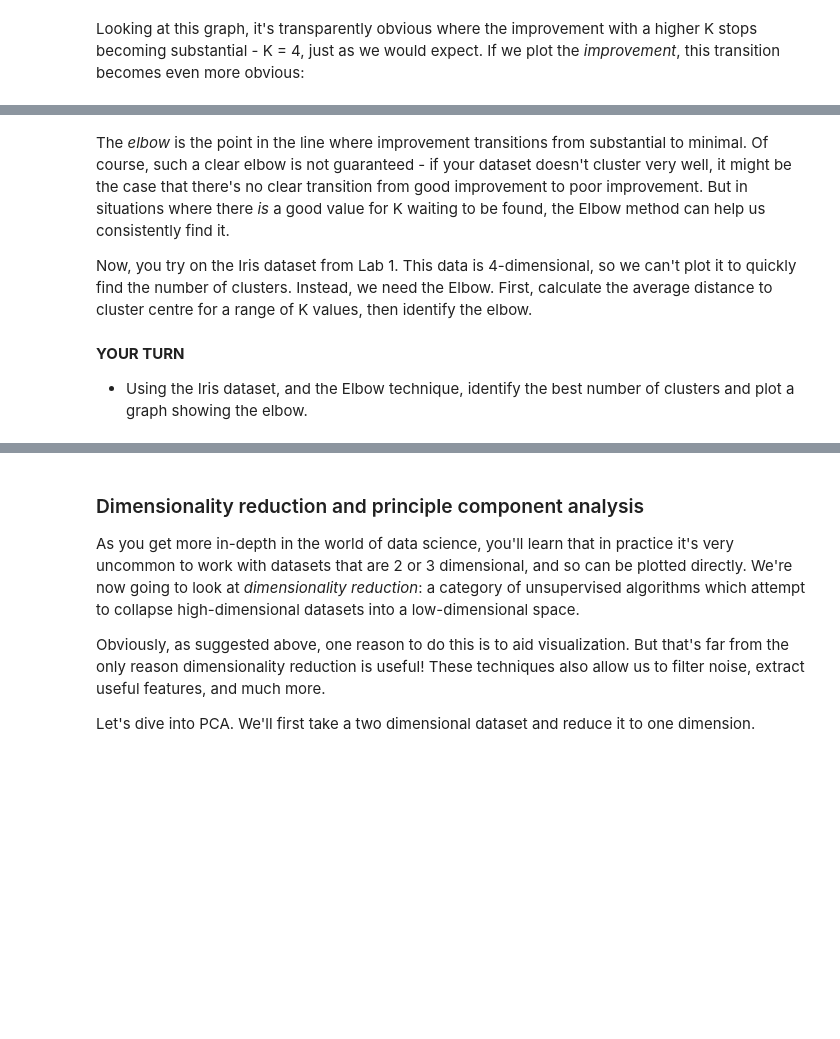
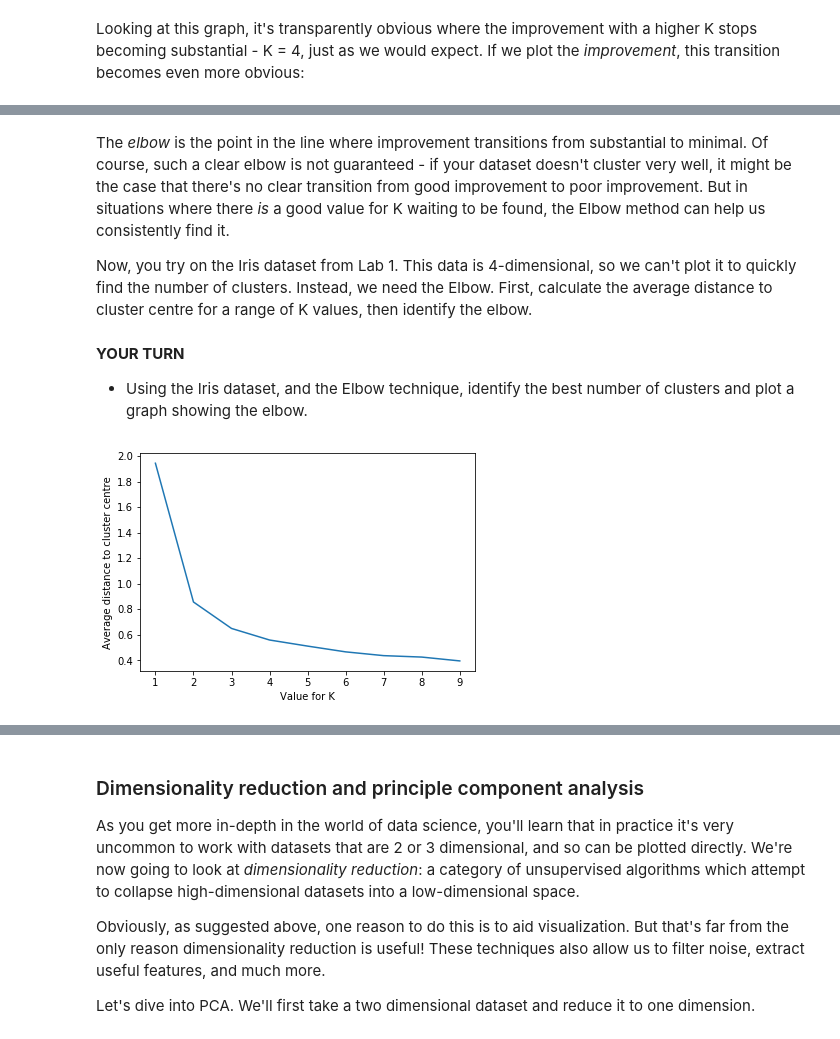
Before and after one commit to lyeskhalil/mlbootcamp, a Jupyter notebook: lab-2-2-pca.ipynb, the cells around one changed output, grey strips where cells are left out. Drawn from its saved outputs; the diff is of its cells as text; code cells hidden in the pictures; blank space fills up the shorter version.

```diff
--- a/lab-2-2-pca.ipynb
+++ b/lab-2-2-pca.ipynb
@@ -130,5 +149,5 @@ plt.ylabel('Improvement from previous K');
 # %% [markdown]
-The _elbow_ is the point in the line where improvement transitions from substantial to minimal. Of course, such a clear elbow is not guaranteed - if your dataset doesn't cluster very well, it might be the case that there's no clear transition from good improvement to poor improvement. But in situations where there _is_ a good value for K waiting to be found, the Elbow method can help us consistently find it.
+The _elbow_ is the point in the line where improvement transitions from substantial to minimal. Of course, such a clear elbow is not guaranteed - if your dataset doesn't cluster very well, it might be the case that there's no clear transition from good improvement to poor improvement. But in situations where there *is* a good value for K waiting to be found, the Elbow method can help us consistently find it.
 
 Now, you try on the Iris dataset from Lab 1. This data is 4-dimensional, so we can't plot it to quickly find the number of clusters. Instead, we need the Elbow. First, calculate the average distance to cluster centre for a range of K values, then identify the elbow.
 # %%
@@ -145,0 +160,21 @@ feature_data = iris_data.data
+# %%
+X = feature_data
+
+av_dist = []
+
+for k in range(1,10):
+    km = KMeans(n_clusters=k).fit(X)
+    av_dist.append(
+        sum(
+            np.min(
+                cdist(X, km.cluster_centers_, 'euclidean'),
+                axis=1
+            )
+        ) / X.shape[0]
+    )
+
+plt.plot(range(1,10), av_dist)
+plt.xlabel('Value for K')
+plt.ylabel('Average distance to cluster centre');
+# %% [output]
+[figure, added]
```
Also changed, not shown: parts of 23 cells of this notebook, 5 other files.
